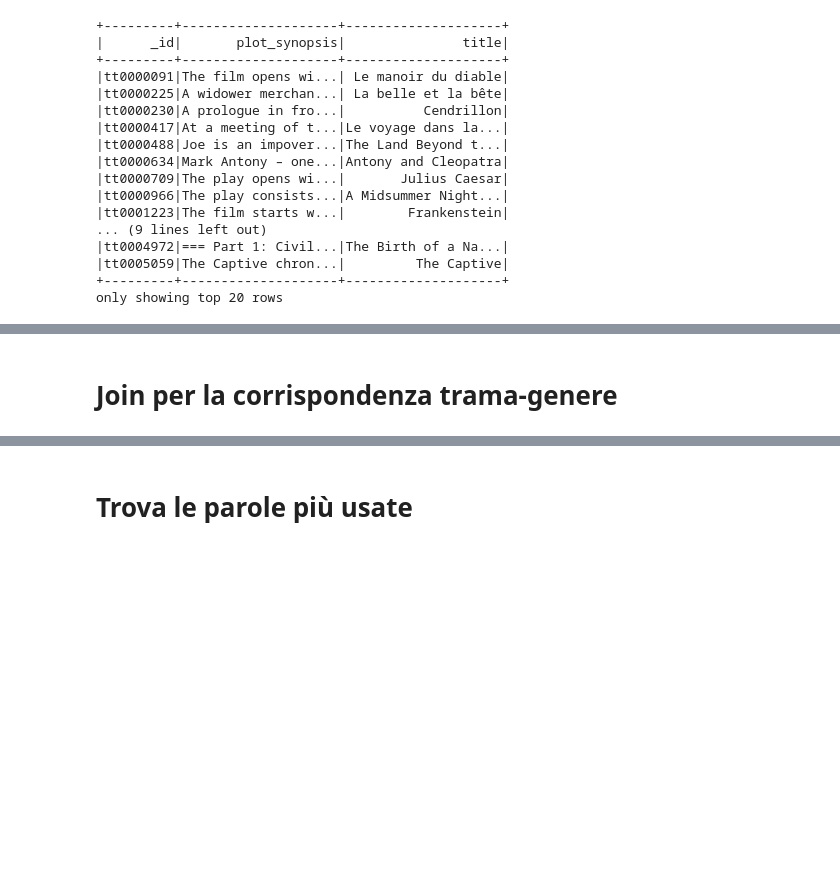
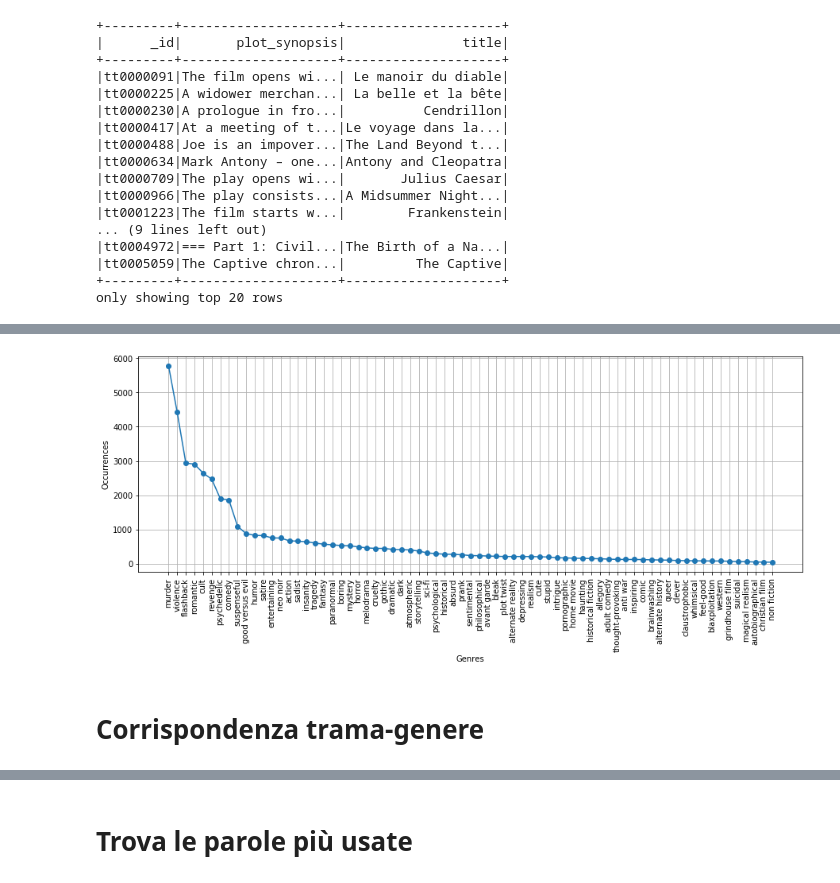
Before and after one commit to Janluke0/DSBDA-Project, a Jupyter notebook: spark/genres_and_plot/multinomial_classifier.ipynb, the cells around one changed output, grey strips where cells are left out. Cells and saved outputs as stored; diff of their text form; code cells hidden in the pictures; blank space fills up the shorter version.

```diff
--- a/spark/genres_and_plot/multinomial_classifier.ipynb
+++ b/spark/genres_and_plot/multinomial_classifier.ipynb
@@ -34,3 +34,12 @@ plots_df.show()
 |tt0005059|The Captive chron...|         The Captive|
 +---------+--------------------+--------------------+
 only showing top 20 rows
+# %%
+spark = SparkSession.builder.appName("myApp") \
+    .config("spark.mongodb.input.uri", "mongodb://localhost:27017/MPST.tags") \
+    .config("spark.mongodb.output.uri", "mongodb://localhost:27017/MPST.tags") \
+    .getOrCreate()
+tags = spark.read.format("com.mongodb.spark.sql.DefaultSource").load()
+
+tags_df = tags.join(plots_df, tags._id == plots_df._id, how='inner').select(tags._id, 'title', 'plot_synopsis', 'tags')
+tags_df.show()
@@ -44,14 +71,7 @@ spark = SparkSession.builder.appName("myApp") \
     .config("spark.mongodb.output.uri", "mongodb://localhost:27017/MPST.metadata") \
     .getOrCreate()
 traintest_df = spark.read.format("com.mongodb.spark.sql.DefaultSource").load()
-joined_tt_df = plots_df.join(traintest_df, plots_df._id == traintest_df._id, how='inner')
-joined_tt_rdd = joined_tt_df.rdd\
-                .map(lambda x: (int(x[0].lstrip('t0')), x[4], x[1], x[2]))
-
-plots_schema = StructType([StructField('id', IntegerType(), True)\
-                      , StructField('type', StringType(), True)\
-                      , StructField('plot', StringType(), True)\
-                      , StructField('title', StringType(), True)])
-plots_ids_df = spark.createDataFrame(joined_tt_rdd, schema=plots_schema)
-plots_ids_df.show()
+joined_tt_df = tags_df.join(traintest_df, tags_df._id == traintest_df._id, how='inner')\
+    .select(tags._id, 'title', 'plot_synopsis', 'tags', 'split')
+joined_tt_df.show()
 # %% [output]
@@ -74,0 +97,11 @@ only showing top 20 rows
+# %%
+genres = joined_tt_df.rdd\
+    .map(lambda x: (x.tags))\
+    .flatMap(lambda x: [genre for genre in x.split(', ')])
+
+ordered_genres = genres\
+    .map(lambda x: (x, 1))\
+    .reduceByKey(lambda x, y: x + y)\
+    .collect()
+ordered_genres.sort(key=lambda x: x[1], reverse=True)
+ordered_genres[:10]
@@ -75,2 +119,14 @@ only showing top 20 rows
+# %%
+from matplotlib import pyplot as plt
+
+plt.figure(figsize=(15, 5))
+plt.grid()
+plt.plot([x[0] for x in ordered_genres], [x[1] for x in ordered_genres], marker='o')
+plt.xticks(rotation=90)
+plt.xlabel('Genres')
+plt.ylabel('Occurrences')
+plt.show()
+# %% [output]
+[figure, added]
 # %% [markdown]
-# Join per la corrispondenza trama-genere
+# Corrispondenza trama-genere
```
Also changed, not shown: parts of 25 cells of this notebook.
